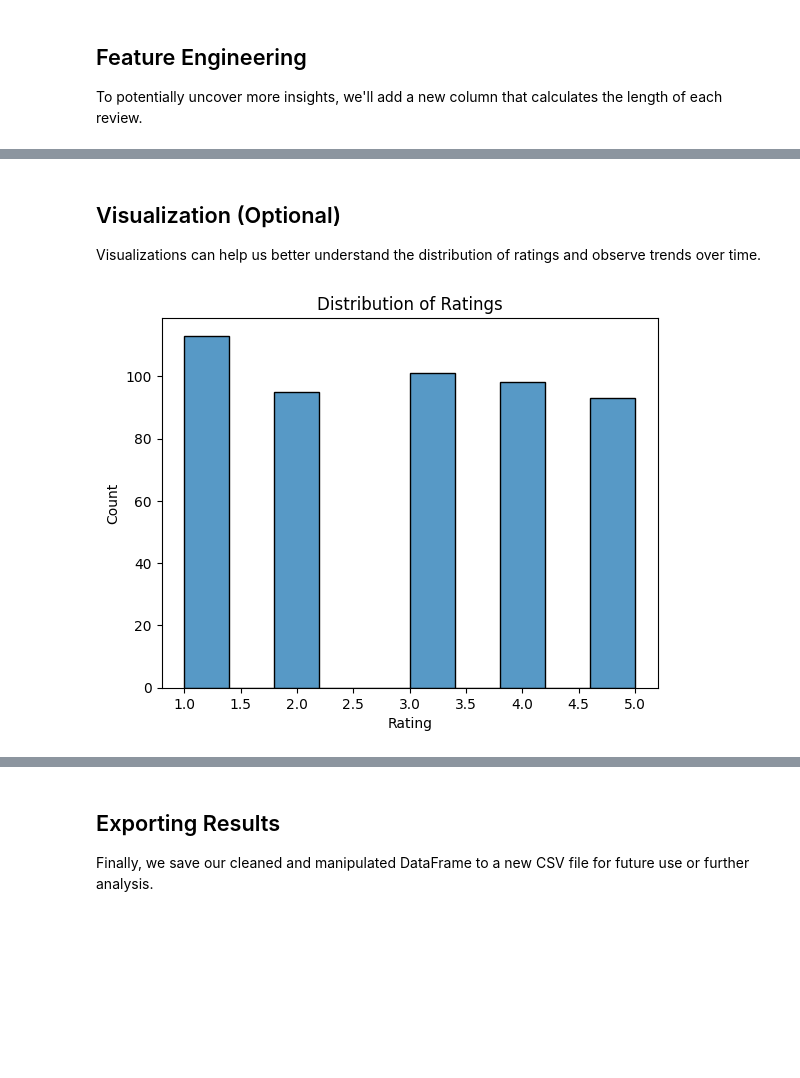
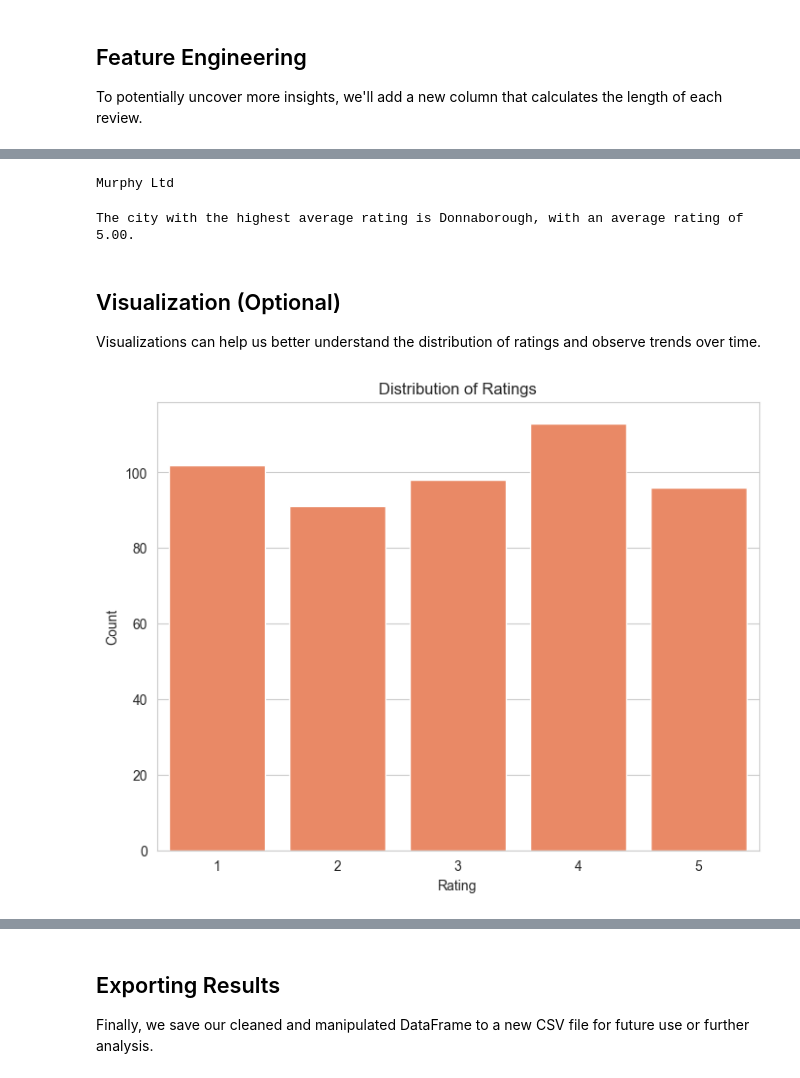
Before and after one commit to p1v2/hillel-pandas-2, a Jupyter notebook: restaurant_reviews.ipynb, the cells around one changed output, grey strips where cells are left out. Saved outputs shown, nothing was run; the diff lists cells and outputs as text; code cells hidden in the pictures; blank space fills up the shorter version.

```diff
--- a/restaurant_reviews.ipynb
+++ b/restaurant_reviews.ipynb
@@ -92,0 +128,11 @@ df['Review Length'] = df['Review Text'].apply(lambda x: len(x.split()))
+# %%
+# Average rating per month (we take the last 12 months)
+
+df['Date of Review'] = pd.to_datetime(df['Date of Review'])
+max_date = df['Date of Review'].max()
+start_date = max_date - pd.DateOffset(months=12)
+df_filtered = df[(df['Date of Review'] > start_date) & (df['Date of Review'] <= max_date)].copy()
+df_filtered.loc[:, 'Year'] = df_filtered['Date of Review'].dt.year
+df_filtered.loc[:, 'Month'] = df_filtered['Date of Review'].dt.month
+average_monthly_rating = df_filtered.groupby(['Year', 'Month'])['Rating'].mean()
+print(average_monthly_rating)
@@ -93,11 +155,34 @@ df['Review Length'] = df['Review Text'].apply(lambda x: len(x.split()))
+# %%
+# Restaurant with the most reviews
+most_reviews = df['Restaurant Name'].value_counts().idxmax()
+print(most_reviews)
+# %% [output]
+Murphy Ltd
+# %%
+# Calculate the average rating for each city
+city_average_ratings = df.groupby('Location')['Rating'].mean().sort_values(ascending=False)
+
+# Display the city with the highest average rating
+highest_rated_city = city_average_ratings.idxmax()
+highest_rating = city_average_ratings.max()
+
+print(f"The city with the highest average rating is {highest_rated_city}, with an average rating of {highest_rating:.2f}.")
+# %% [output]
+The city with the highest average rating is Donnaborough, with an average rating of 5.00.
 # %% [markdown]
 ## Visualization (Optional)
 
 Visualizations can help us better understand the distribution of ratings and observe trends over time.
 # %%
-# Distribution of ratings
-sns.histplot(df['Rating'])
+# Set the aesthetic style of the plots
+sns.set_style("whitegrid")
+
+# Plot distribution of ratings
+plt.figure(figsize=(8, 6))
+sns.countplot(x='Rating', data=df, color='coral')  # Use color instead of palette
 plt.title('Distribution of Ratings')
+plt.xlabel('Rating')
+plt.ylabel('Count')
 plt.show()
 # %% [output]
-[figure, old version]
+[figure, new version]
```
Also changed, not shown: parts of 9 cells of this notebook.
